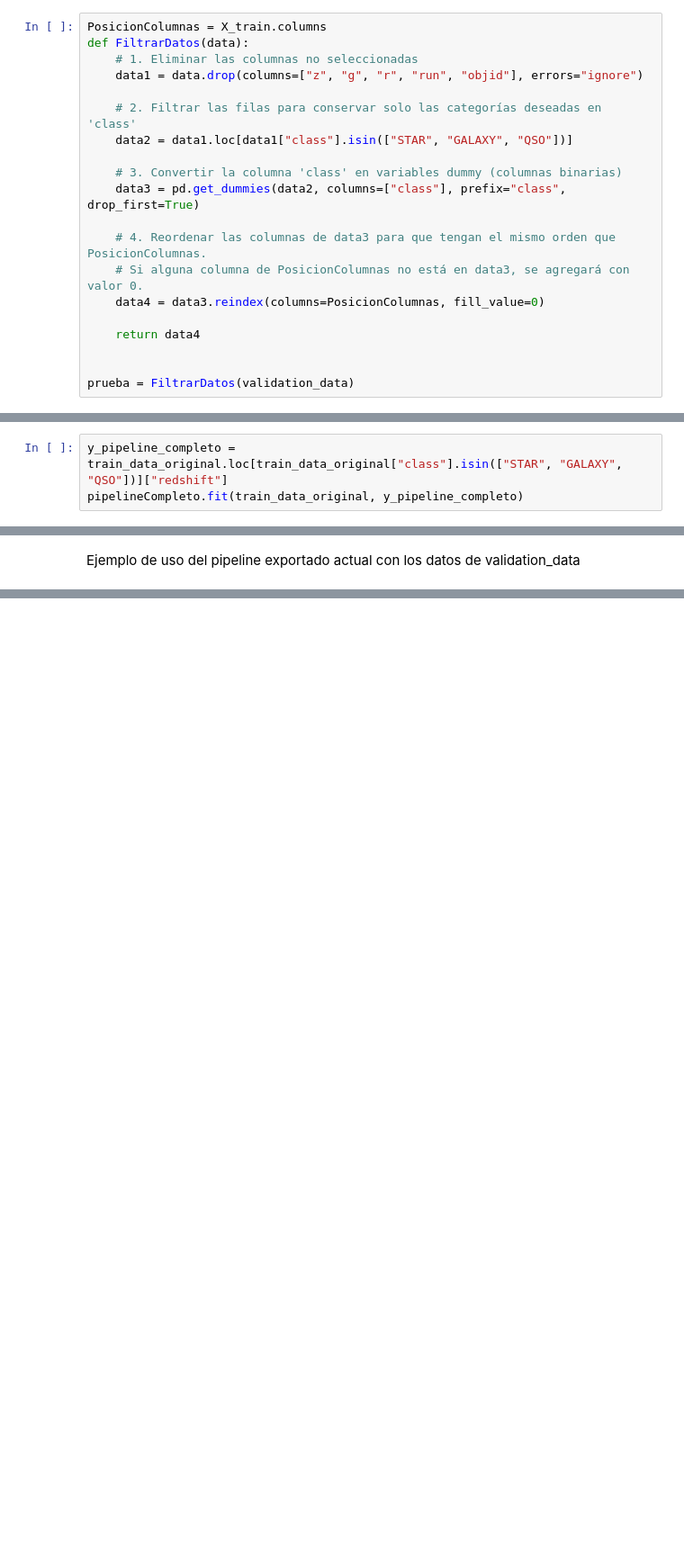
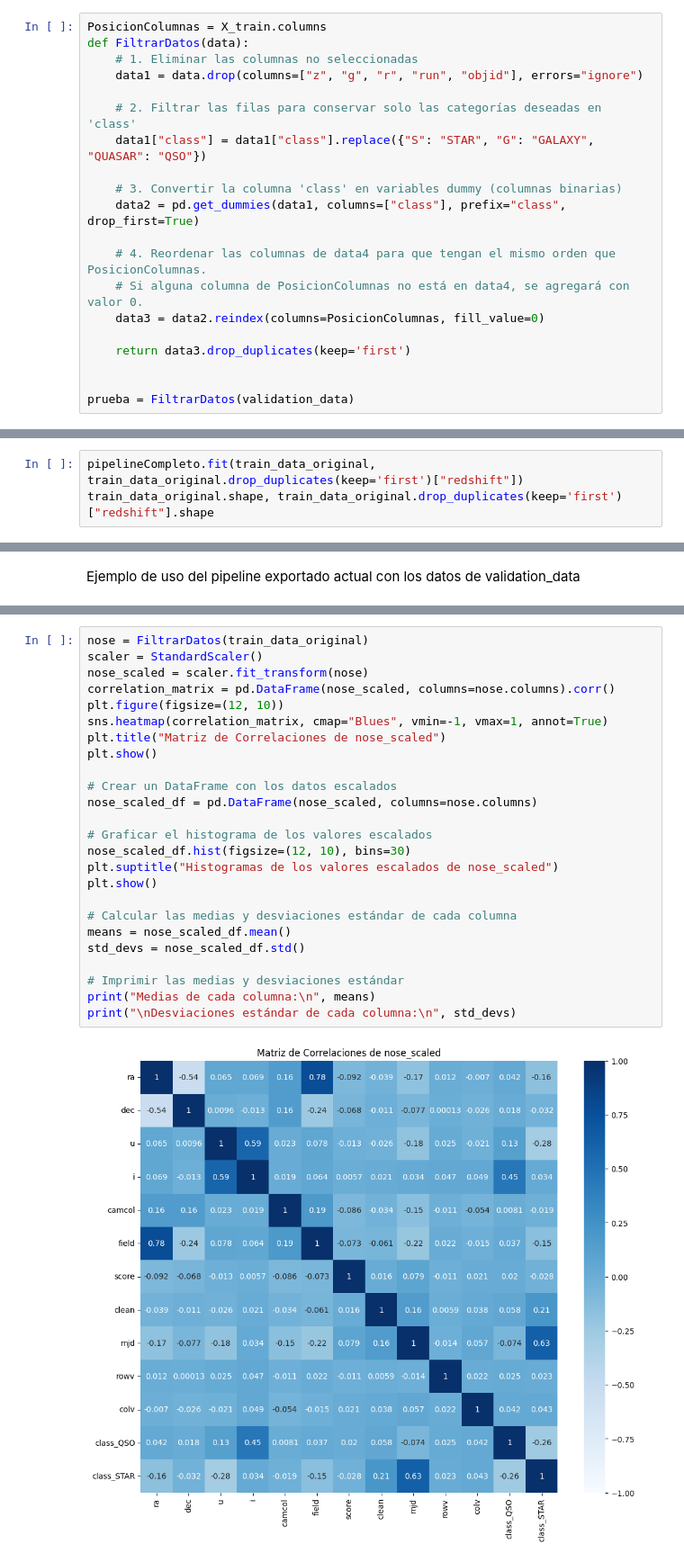
Before and after one commit to andreschaparr0/Laboratorios-BI, a Jupyter notebook: Lab 1.ipynb, the cells around one changed output, grey strips where cells are left out. Shown at 90% size. Saved outputs shown, nothing was run; the diff lists cells and outputs as text; blank space fills up the shorter version.

Commit message:
Commit nose

```diff
--- a/Lab 1.ipynb
+++ b/Lab 1.ipynb
@@ -556,16 +556,16 @@ def FiltrarDatos(data):
     data1 = data.drop(columns=["z", "g", "r", "run", "objid"], errors="ignore")
 
     # 2. Filtrar las filas para conservar solo las categorías deseadas en 'class'
-    data2 = data1.loc[data1["class"].isin(["STAR", "GALAXY", "QSO"])]
+    data1["class"] = data1["class"].replace({"S": "STAR", "G": "GALAXY", "QUASAR": "QSO"})
 
     # 3. Convertir la columna 'class' en variables dummy (columnas binarias)
-    data3 = pd.get_dummies(data2, columns=["class"], prefix="class", drop_first=True)
+    data2 = pd.get_dummies(data1, columns=["class"], prefix="class", drop_first=True)
 
-    # 4. Reordenar las columnas de data3 para que tengan el mismo orden que PosicionColumnas.
-    # Si alguna columna de PosicionColumnas no está en data3, se agregará con valor 0.
-    data4 = data3.reindex(columns=PosicionColumnas, fill_value=0)
+    # 4. Reordenar las columnas de data4 para que tengan el mismo orden que PosicionColumnas.
+    # Si alguna columna de PosicionColumnas no está en data4, se agregará con valor 0.
+    data3 = data2.reindex(columns=PosicionColumnas, fill_value=0)
 
-    return data4
+    return data3.drop_duplicates(keep='first')
 
 
 prueba = FiltrarDatos(validation_data)
@@ -640,6 +641,3 @@ pipelineCompleto = Pipeline(
         ("model", LinearRegression())     # Modelo de regresión lineal
     ]
 )
-# %%
-y_pipeline_completo = train_data_original.loc[train_data_original["class"].isin(["STAR", "GALAXY", "QSO"])]["redshift"]
-pipelineCompleto.fit(train_data_original, y_pipeline_completo)
@@ -649,0 +644,3 @@ Pipeline(steps=[('filtrar',
+# %%
+pipelineCompleto.fit(train_data_original, train_data_original.drop_duplicates(keep='first')["redshift"])
+train_data_original.shape, train_data_original.drop_duplicates(keep='first')["redshift"].shape
@@ -699,0 +700,27 @@ print(predictions[:5])
+# %%
+nose = FiltrarDatos(train_data_original)
+scaler = StandardScaler()
+nose_scaled = scaler.fit_transform(nose)
+correlation_matrix = pd.DataFrame(nose_scaled, columns=nose.columns).corr()
+plt.figure(figsize=(12, 10))
+sns.heatmap(correlation_matrix, cmap="Blues", vmin=-1, vmax=1, annot=True)
+plt.title("Matriz de Correlaciones de nose_scaled")
+plt.show()
+
+# Crear un DataFrame con los datos escalados
+nose_scaled_df = pd.DataFrame(nose_scaled, columns=nose.columns)
+
+# Graficar el histograma de los valores escalados
+nose_scaled_df.hist(figsize=(12, 10), bins=30)
+plt.suptitle("Histogramas de los valores escalados de nose_scaled")
+plt.show()
+
+# Calcular las medias y desviaciones estándar de cada columna
+means = nose_scaled_df.mean()
+std_devs = nose_scaled_df.std()
+
+# Imprimir las medias y desviaciones estándar
+print("Medias de cada columna:\n", means)
+print("\nDesviaciones estándar de cada columna:\n", std_devs)
+# %% [output]
+[figure, added]
```
Also changed, not shown: parts of 15 cells of this notebook.
